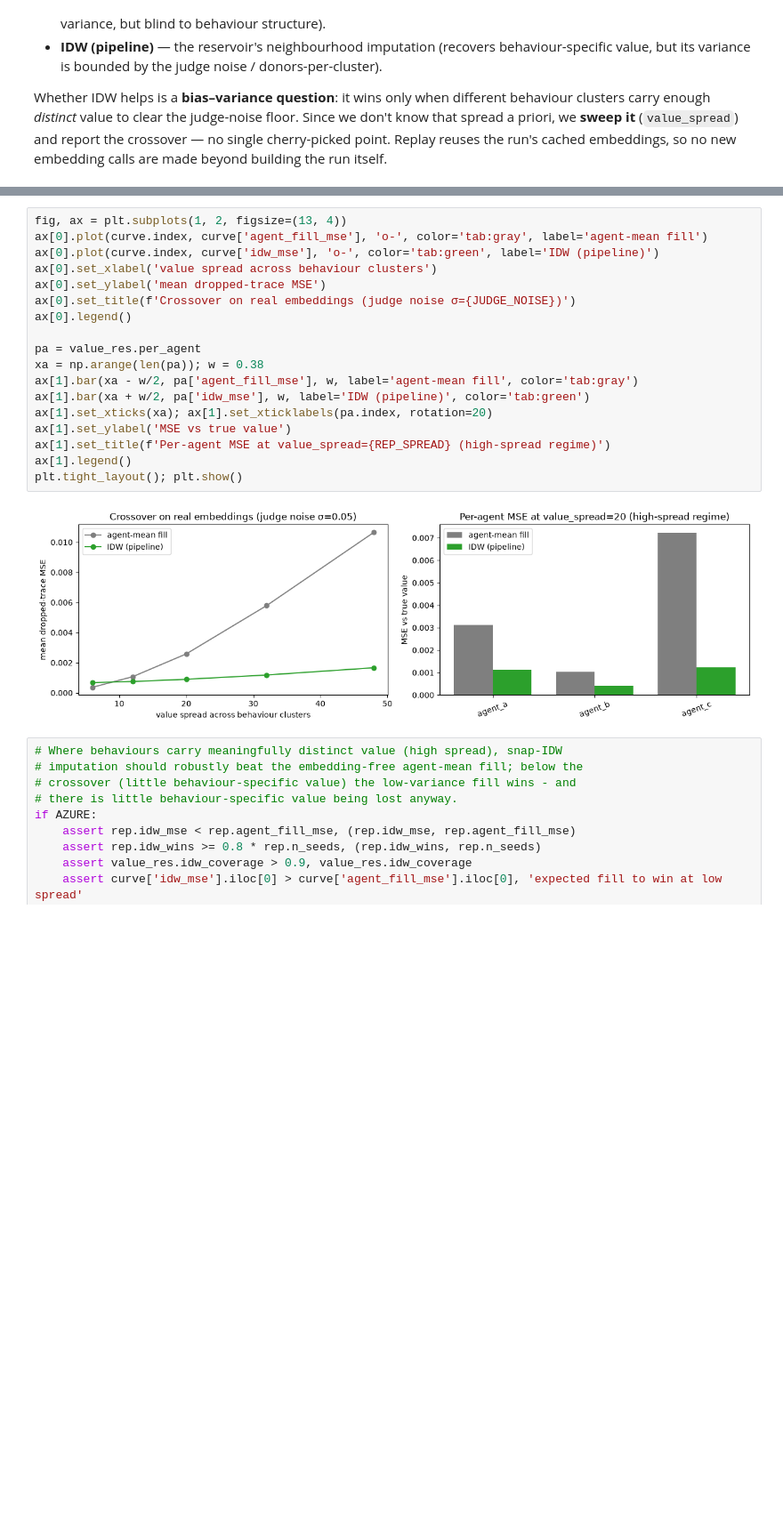
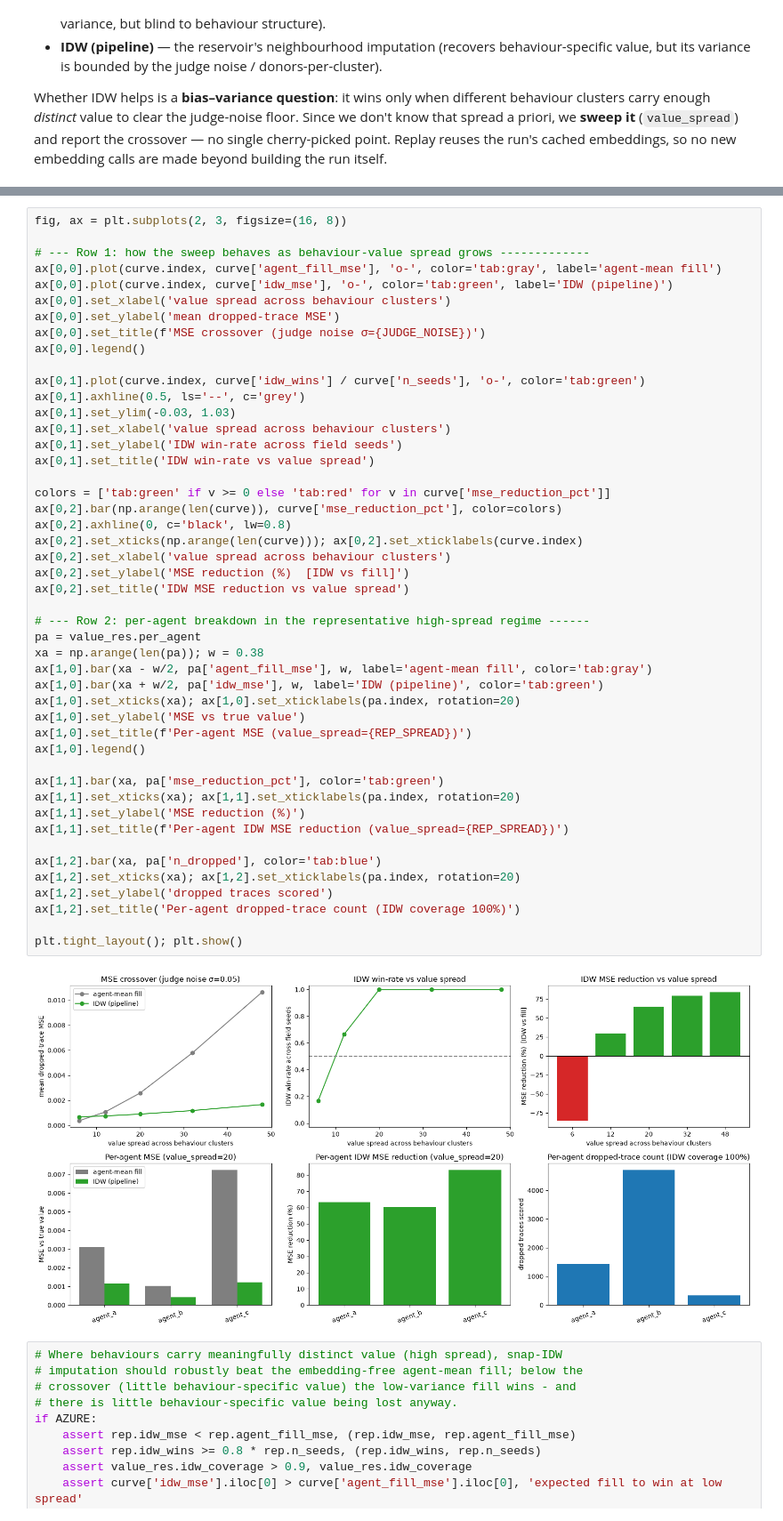
Before and after one commit to aadharshkannan/singlenotebooks, a Jupyter notebook: adaptive_trace_sampling.ipynb, the cells around one changed output, grey strips where cells are left out. Shown at 89% size. Saved outputs shown, nothing was run; the diff lists cells and outputs as text; blank space fills up the shorter version.

```diff
--- a/adaptive_trace_sampling.ipynb
+++ b/adaptive_trace_sampling.ipynb
@@ -500,23 +500,52 @@ representative value_spread=20: IDW wins 12/12 seeds, mean MSE agent-fill=0.0025
 # %%
-fig, ax = plt.subplots(1, 2, figsize=(13, 4))
-ax[0].plot(curve.index, curve['agent_fill_mse'], 'o-', color='tab:gray', label='agent-mean fill')
-ax[0].plot(curve.index, curve['idw_mse'], 'o-', color='tab:green', label='IDW (pipeline)')
-ax[0].set_xlabel('value spread across behaviour clusters')
-ax[0].set_ylabel('mean dropped-trace MSE')
-ax[0].set_title(f'Crossover on real embeddings (judge noise σ={JUDGE_NOISE})')
-ax[0].legend()
+fig, ax = plt.subplots(2, 3, figsize=(16, 8))
 
+# --- Row 1: how the sweep behaves as behaviour-value spread grows -------------
+ax[0,0].plot(curve.index, curve['agent_fill_mse'], 'o-', color='tab:gray', label='agent-mean fill')
+ax[0,0].plot(curve.index, curve['idw_mse'], 'o-', color='tab:green', label='IDW (pipeline)')
+ax[0,0].set_xlabel('value spread across behaviour clusters')
+ax[0,0].set_ylabel('mean dropped-trace MSE')
+ax[0,0].set_title(f'MSE crossover (judge noise σ={JUDGE_NOISE})')
+ax[0,0].legend()
+
+ax[0,1].plot(curve.index, curve['idw_wins'] / curve['n_seeds'], 'o-', color='tab:green')
+ax[0,1].axhline(0.5, ls='--', c='grey')
+ax[0,1].set_ylim(-0.03, 1.03)
+ax[0,1].set_xlabel('value spread across behaviour clusters')
+ax[0,1].set_ylabel('IDW win-rate across field seeds')
+ax[0,1].set_title('IDW win-rate vs value spread')
+
+colors = ['tab:green' if v >= 0 else 'tab:red' for v in curve['mse_reduction_pct']]
+ax[0,2].bar(np.arange(len(curve)), curve['mse_reduction_pct'], color=colors)
+ax[0,2].axhline(0, c='black', lw=0.8)
+ax[0,2].set_xticks(np.arange(len(curve))); ax[0,2].set_xticklabels(curve.index)
+ax[0,2].set_xlabel('value spread across behaviour clusters')
+ax[0,2].set_ylabel('MSE reduction (%)  [IDW vs fill]')
+ax[0,2].set_title('IDW MSE reduction vs value spread')
+
+# --- Row 2: per-agent breakdown in the representative high-spread regime ------
 pa = value_res.per_agent
 xa = np.arange(len(pa)); w = 0.38
-ax[1].bar(xa - w/2, pa['agent_fill_mse'], w, label='agent-mean fill', color='tab:gray')
-ax[1].bar(xa + w/2, pa['idw_mse'], w, label='IDW (pipeline)', color='tab:green')
-ax[1].set_xticks(xa); ax[1].set_xticklabels(pa.index, rotation=20)
-ax[1].set_ylabel('MSE vs true value')
-ax[1].set_title(f'Per-agent MSE at value_spread={REP_SPREAD} (high-spread regime)')
-ax[1].legend()
+ax[1,0].bar(xa - w/2, pa['agent_fill_mse'], w, label='agent-mean fill', color='tab:gray')
+ax[1,0].bar(xa + w/2, pa['idw_mse'], w, label='IDW (pipeline)', color='tab:green')
+ax[1,0].set_xticks(xa); ax[1,0].set_xticklabels(pa.index, rotation=20)
+ax[1,0].set_ylabel('MSE vs true value')
+ax[1,0].set_title(f'Per-agent MSE (value_spread={REP_SPREAD})')
+ax[1,0].legend()
+
+ax[1,1].bar(xa, pa['mse_reduction_pct'], color='tab:green')
+ax[1,1].set_xticks(xa); ax[1,1].set_xticklabels(pa.index, rotation=20)
+ax[1,1].set_ylabel('MSE reduction (%)')
+ax[1,1].set_title(f'Per-agent IDW MSE reduction (value_spread={REP_SPREAD})')
+
+ax[1,2].bar(xa, pa['n_dropped'], color='tab:blue')
+ax[1,2].set_xticks(xa); ax[1,2].set_xticklabels(pa.index, rotation=20)
+ax[1,2].set_ylabel('dropped traces scored')
+ax[1,2].set_title('Per-agent dropped-trace count (IDW coverage 100%)')
+
 plt.tight_layout(); plt.show()
 # %% [output]
-[figure, old version]
+[figure, new version]
 # %%
 # Where behaviours carry meaningfully distinct value (high spread), snap-IDW
 # imputation should robustly beat the embedding-free agent-mean fill; below the
```
Also changed, not shown: parts of 3 cells of this notebook.
